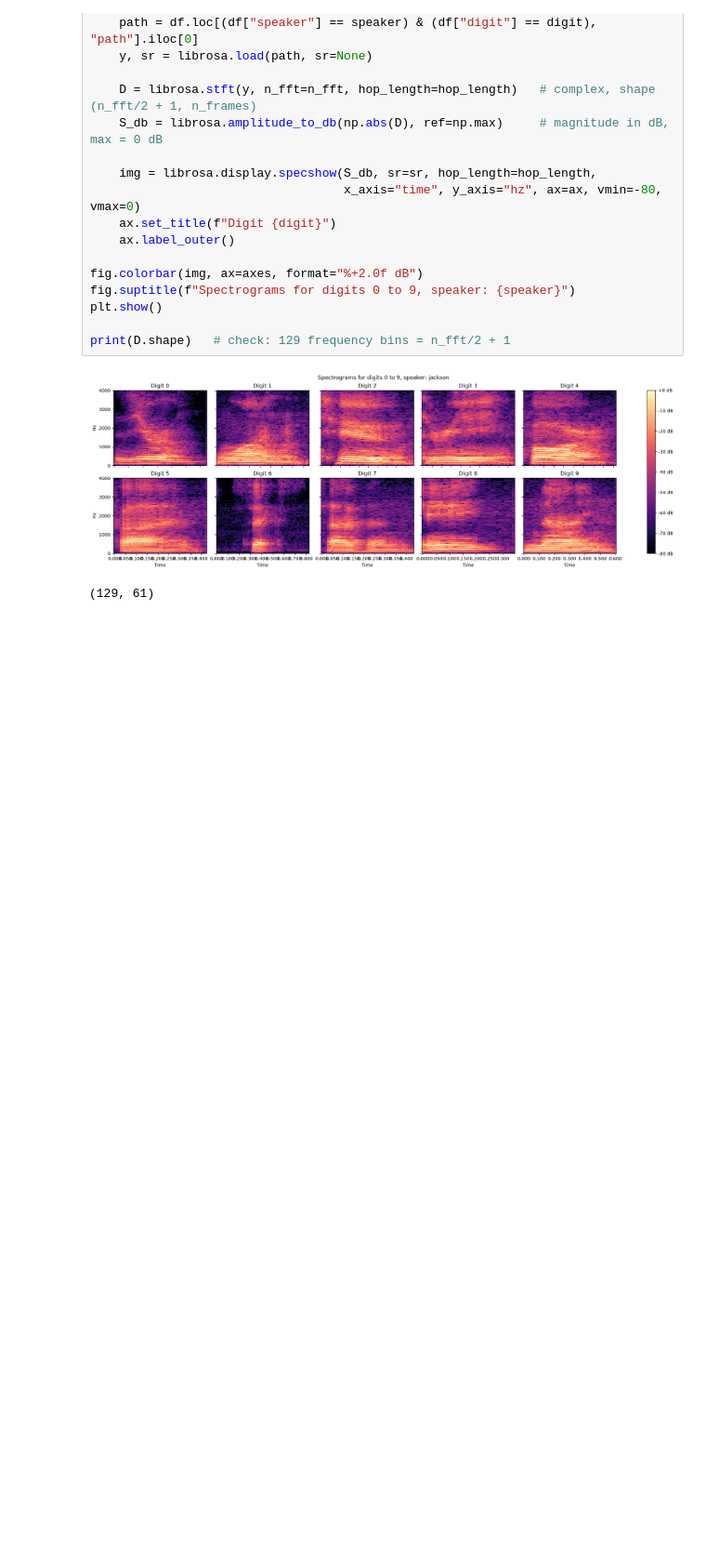
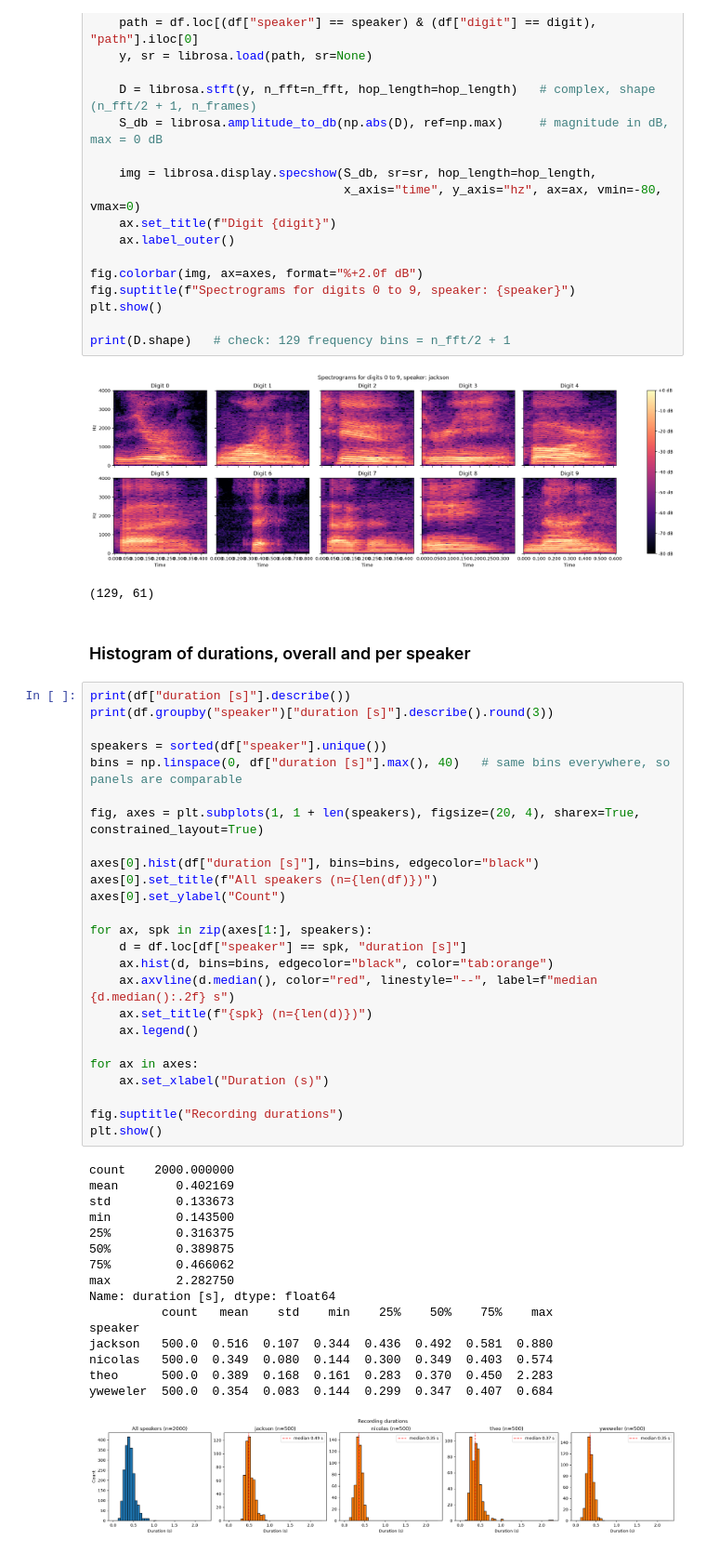
Before and after one commit to imgabrielas/Grey_Matter_Multiplication, a Jupyter notebook: Spoken Digit Recognition/Spoken_Digit_Recognition.ipynb, the cells around one changed output. Shown at 93% size. Drawn from its saved outputs; the diff is of its cells as text; blank space fills up the shorter version.

Commit message:
recordings duration

```diff
--- a/Spoken Digit Recognition/Spoken_Digit_Recognition.ipynb
+++ b/Spoken Digit Recognition/Spoken_Digit_Recognition.ipynb
@@ -236,3 +236,47 @@ print(D.shape)   # check: 129 frequency bins = n_fft/2 + 1
 # %% [output]
 [figure]
 (129, 61)
+# %% [markdown]
+### Histogram of durations, overall and per speaker
+# %%
+print(df["duration [s]"].describe())
+print(df.groupby("speaker")["duration [s]"].describe().round(3))
+
+speakers = sorted(df["speaker"].unique())
+bins = np.linspace(0, df["duration [s]"].max(), 40)   # same bins everywhere, so panels are comparable
+
+fig, axes = plt.subplots(1, 1 + len(speakers), figsize=(20, 4), sharex=True, constrained_layout=True)
+
+axes[0].hist(df["duration [s]"], bins=bins, edgecolor="black")
+axes[0].set_title(f"All speakers (n={len(df)})")
+axes[0].set_ylabel("Count")
+
+for ax, spk in zip(axes[1:], speakers):
+    d = df.loc[df["speaker"] == spk, "duration [s]"]
+    ax.hist(d, bins=bins, edgecolor="black", color="tab:orange")
+    ax.axvline(d.median(), color="red", linestyle="--", label=f"median {d.median():.2f} s")
+    ax.set_title(f"{spk} (n={len(d)})")
+    ax.legend()
+
+for ax in axes:
+    ax.set_xlabel("Duration (s)")
+
+fig.suptitle("Recording durations")
+plt.show()
+# %% [output]
+count    2000.000000
+mean        0.402169
+std         0.133673
+min         0.143500
+25%         0.316375
+50%         0.389875
+75%         0.466062
+max         2.282750
+Name: duration [s], dtype: float64
+          count   mean    std    min    25%    50%    75%    max
+speaker
+jackson   500.0  0.516  0.107  0.344  0.436  0.492  0.581  0.880
+nicolas   500.0  0.349  0.080  0.144  0.300  0.349  0.403  0.574
+theo      500.0  0.389  0.168  0.161  0.283  0.370  0.450  2.283
+yweweler  500.0  0.354  0.083  0.144  0.299  0.347  0.407  0.684
+[figure, added]
```
